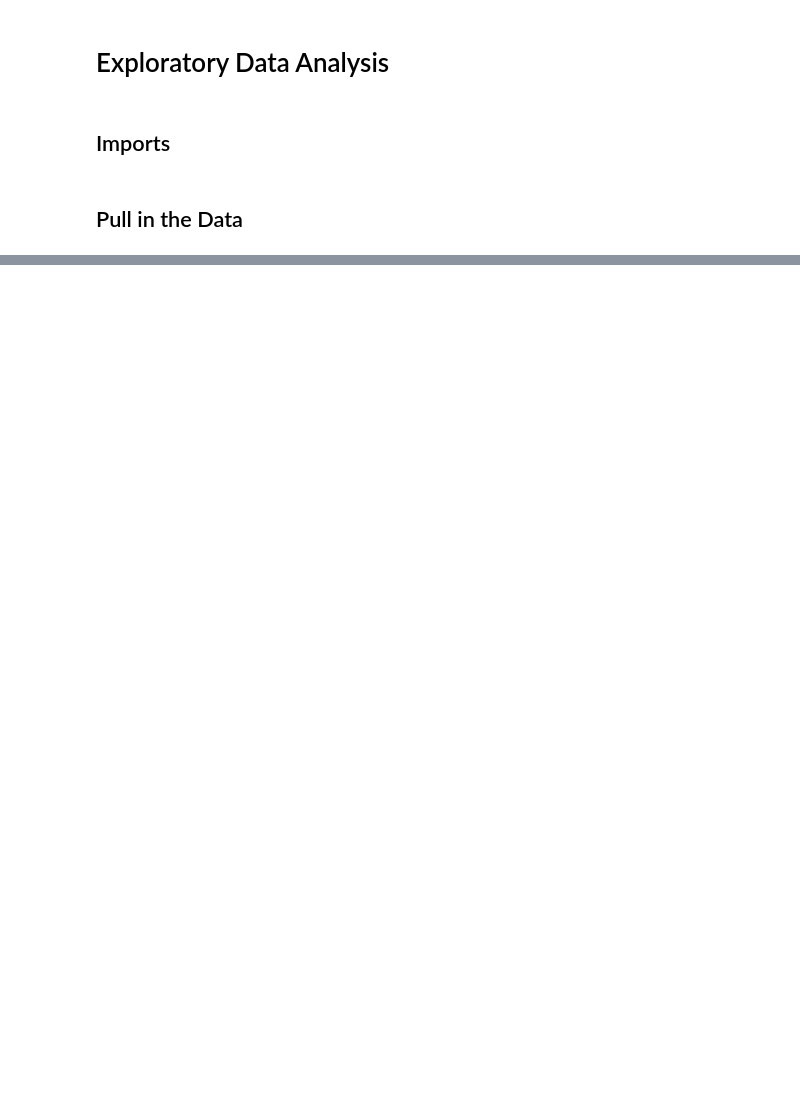
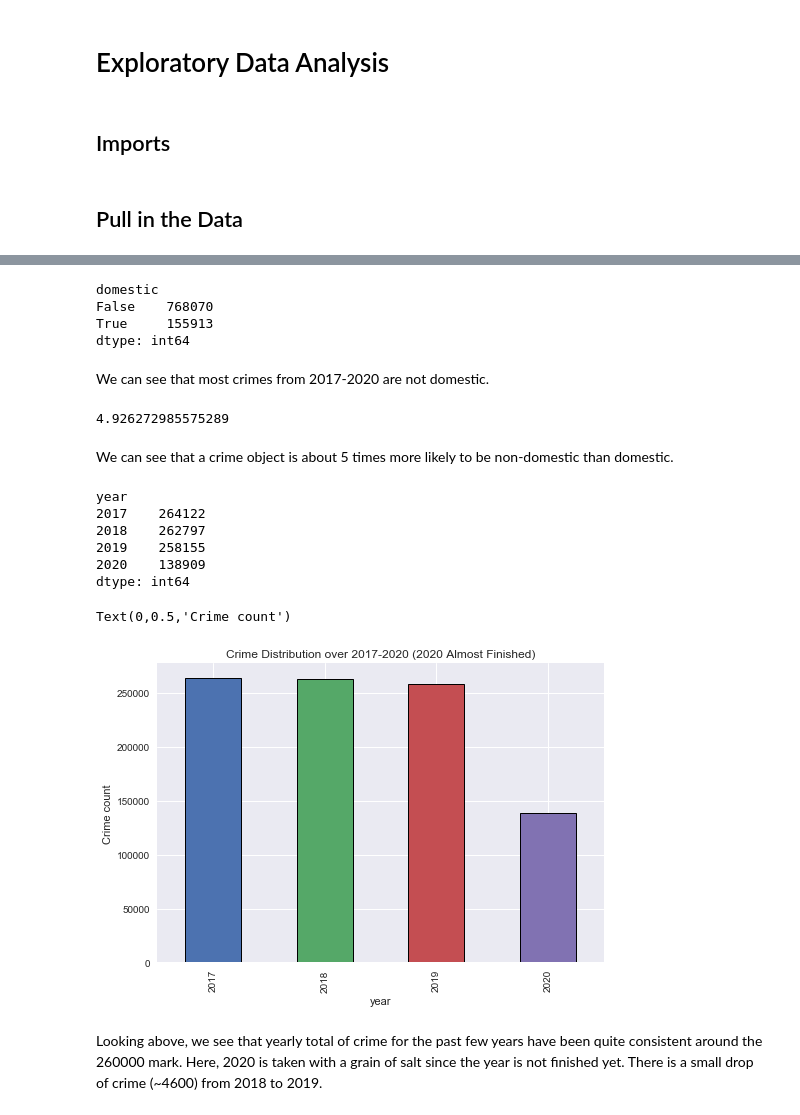
Before and after one commit to tjdolan121/4502Proj, a Jupyter notebook: forge/code/EDA.ipynb, the cells around one changed output, grey strips where cells are left out. Saved outputs shown, nothing was run; the diff lists cells and outputs as text; code cells hidden in the pictures; blank space fills up the shorter version.

```diff
--- a/forge/code/EDA.ipynb
+++ b/forge/code/EDA.ipynb
@@ -63,2 +72,4 @@ df = pd.read_csv(path_to_data, dtype=datatypes)
 # %%
 ## TODO: Convert date to date time object and convert geometry to geopandas geometry object
+# %%
+df['date']= pd.to_datetime(df['date'])
@@ -64,0 +190,36 @@ df = pd.read_csv(path_to_data, dtype=datatypes)
+# %%
+# How many of the crimes are domestic?
+df.groupby('domestic').size()
+# %% [output]
+domestic
+False    768070
+True     155913
+dtype: int64
+# %% [markdown]
+We can see that most crimes from 2017-2020 are not domestic.
+# %%
+# Ratio of Not Domestic to Domestic
+(df.domestic.value_counts().loc[False]) / (df.domestic.value_counts().loc[True])
+# %% [output]
+4.926272985575289
+# %% [markdown]
+We can see that a crime object is about 5 times more likely to be non-domestic than domestic.
+# %%
+# Crime distribution over 2017-2020. Any ups and downs?
+df.groupby('year').size()
+# %% [output]
+year
+2017    264122
+2018    262797
+2019    258155
+2020    138909
+dtype: int64
+# %%
+histoy = df.groupby('year').size().plot.bar(edgecolor='black', linewidth=1)
+histoy.set_title('Crime Distribution over 2017-2020 (2020 Almost Finished)')
+histoy.set_ylabel('Crime count')
+# %% [output]
+Text(0,0.5,'Crime count')
+[figure, added]
+# %% [markdown]
+Looking above, we see that yearly total of crime for the past few years have been quite consistent around the 260000 mark. Here, 2020 is taken with a grain of salt since the year is not finished yet. There is a small drop of crime (~4600) from 2018 to 2019.
```
Also changed, not shown: parts of 28 cells of this notebook.
